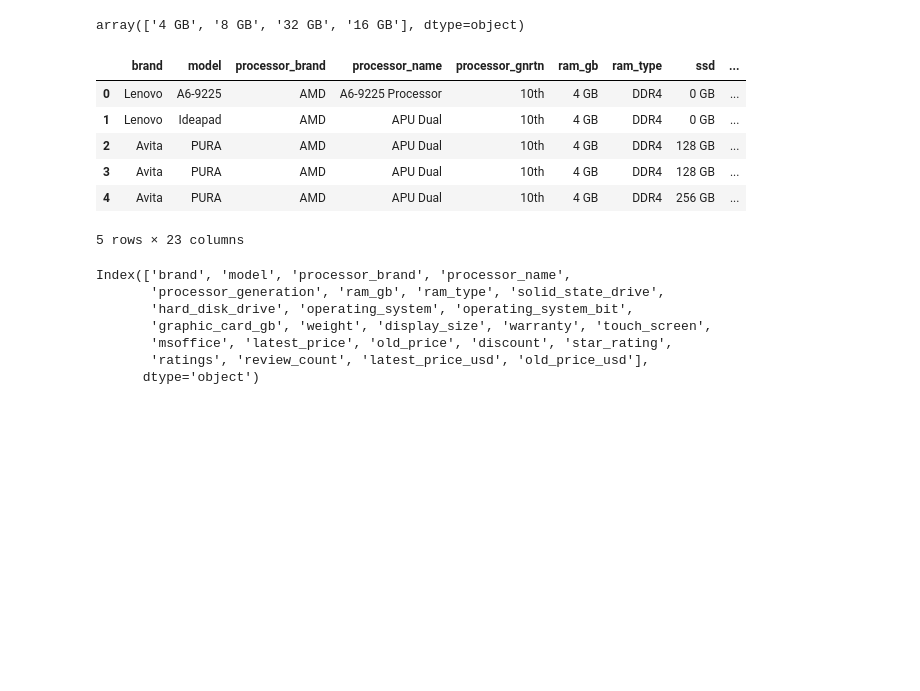
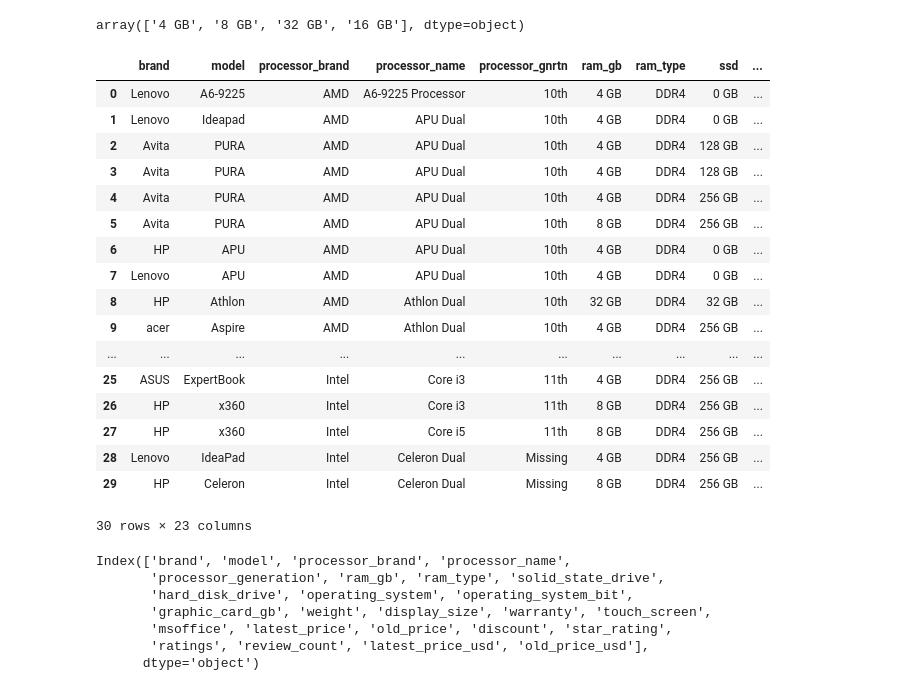
Before and after one commit to chrisheimbuch/laptops-specs-eda, a Jupyter notebook: Laptop Specs EDA.ipynb, the cells around one changed output. Saved outputs shown, nothing was run; the diff lists cells and outputs as text; code cells hidden in the pictures; blank space fills up the shorter version.

```diff
--- a/Laptop Specs EDA.ipynb
+++ b/Laptop Specs EDA.ipynb
@@ -94,15 +97,26 @@ df_copy['ram_gb'].unique()
 # %% [output]
 array(['4 GB', '8 GB', '32 GB', '16 GB'], dtype=object)
 # %%
-df_copy.head()
+df_copy.head(30)
 # %% [output]
 |  | brand | model | processor_brand | processor_name | processor_gnrtn | ram_gb | ram_type | ssd | ... |
 | 0 | Lenovo | A6-9225 | AMD | A6-9225 Processor | 10th | 4 GB | DDR4 | 0 GB | ... |
 | 1 | Lenovo | Ideapad | AMD | APU Dual | 10th | 4 GB | DDR4 | 0 GB | ... |
 | 2 | Avita | PURA | AMD | APU Dual | 10th | 4 GB | DDR4 | 128 GB | ... |
 | 3 | Avita | PURA | AMD | APU Dual | 10th | 4 GB | DDR4 | 128 GB | ... |
 | 4 | Avita | PURA | AMD | APU Dual | 10th | 4 GB | DDR4 | 256 GB | ... |
+| 5 | Avita | PURA | AMD | APU Dual | 10th | 8 GB | DDR4 | 256 GB | ... |
+| 6 | HP | APU | AMD | APU Dual | 10th | 4 GB | DDR4 | 0 GB | ... |
+| 7 | Lenovo | APU | AMD | APU Dual | 10th | 4 GB | DDR4 | 0 GB | ... |
+| 8 | HP | Athlon | AMD | Athlon Dual | 10th | 32 GB | DDR4 | 32 GB | ... |
+| 9 | acer | Aspire | AMD | Athlon Dual | 10th | 4 GB | DDR4 | 256 GB | ... |
+| ... | ... | ... | ... | ... | ... | ... | ... | ... | ... |
+| 25 | ASUS | ExpertBook | Intel | Core i3 | 11th | 4 GB | DDR4 | 256 GB | ... |
+| 26 | HP | x360 | Intel | Core i3 | 11th | 8 GB | DDR4 | 256 GB | ... |
+| 27 | HP | x360 | Intel | Core i5 | 11th | 8 GB | DDR4 | 256 GB | ... |
+| 28 | Lenovo | IdeaPad | Intel | Celeron Dual | Missing | 4 GB | DDR4 | 256 GB | ... |
+| 29 | HP | Celeron | Intel | Celeron Dual | Missing | 8 GB | DDR4 | 256 GB | ... |
-5 rows × 23 columns
+30 rows × 23 columns
 # %%
 #Add USD column for latest price and old price for USD
 # https://www.xe.com/currencyconverter/ - source for converting as of 07/29/24
```
Also changed, not shown: parts of 38 cells of this notebook.
